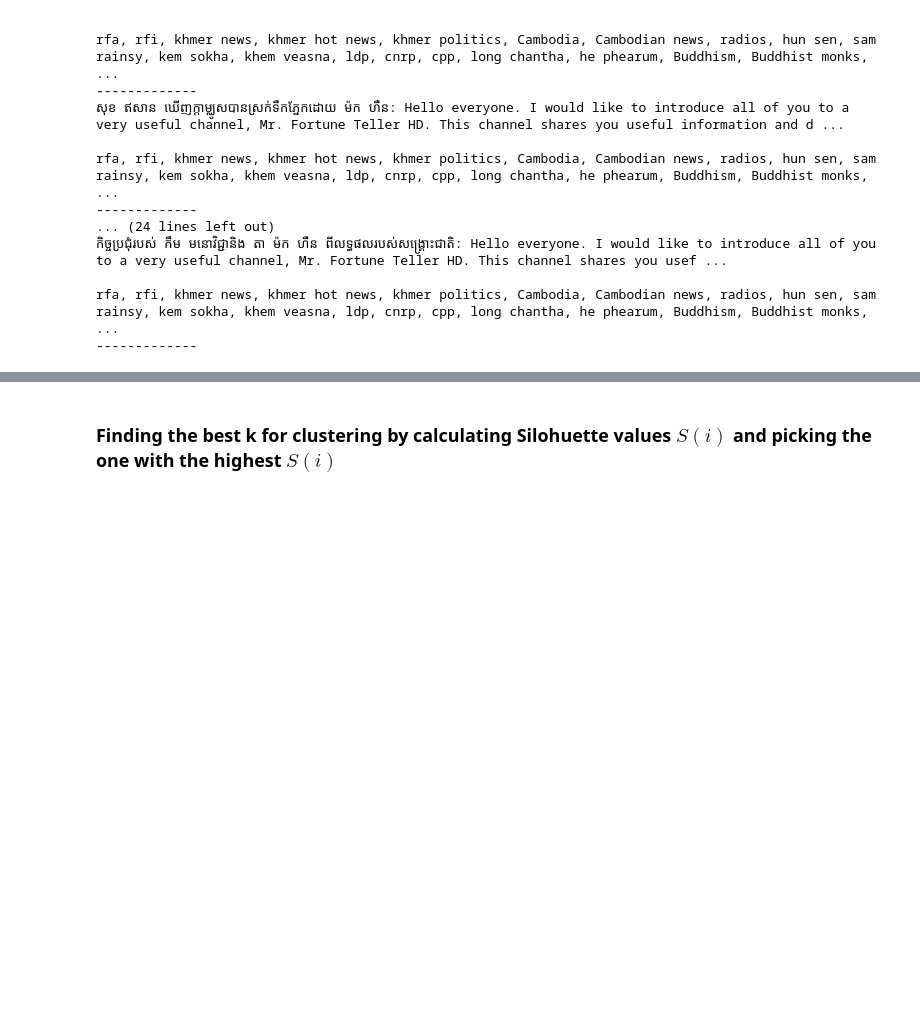
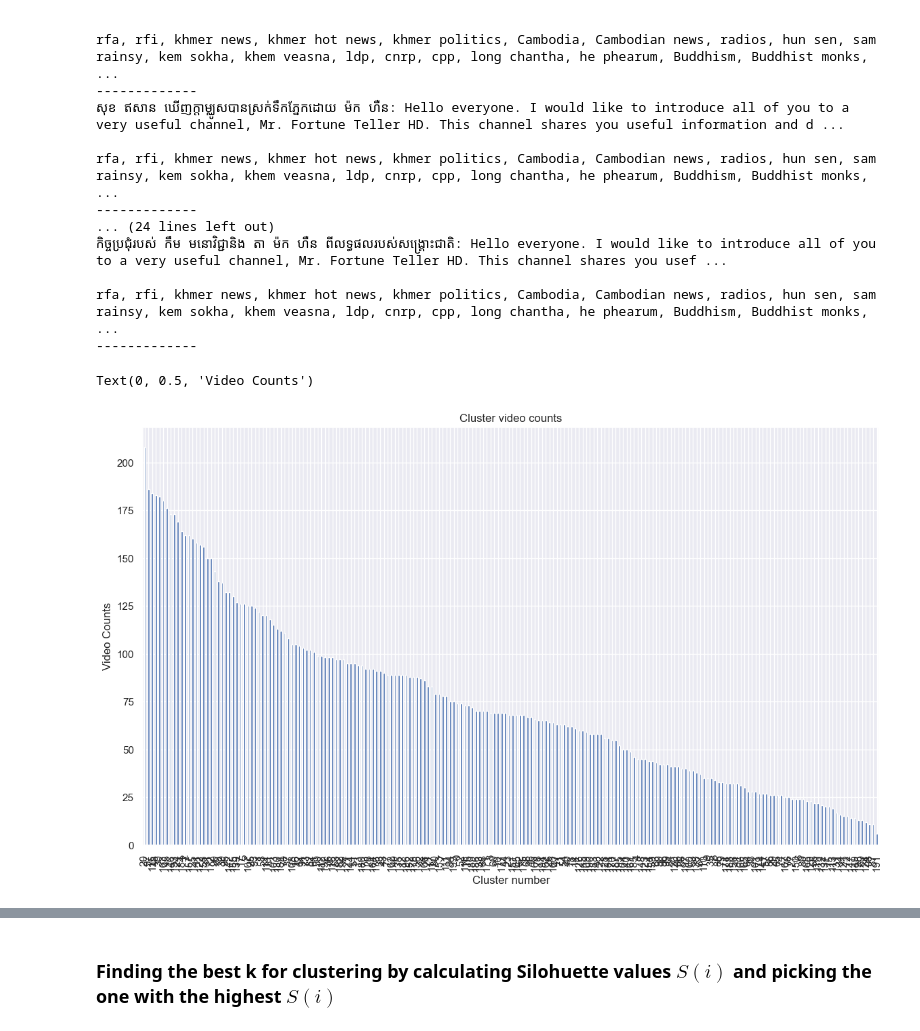
Before and after one commit to epfl-ada/ada-2022-project-chromegoldfish, a Jupyter notebook: src/data-explore.ipynb, the cells around one changed output, grey strips where cells are left out. Cells and saved outputs as stored; diff of their text form; code cells hidden in the pictures; blank space fills up the shorter version.

```diff
--- a/src/data-explore.ipynb
+++ b/src/data-explore.ipynb
@@ -760,3 +816,11 @@ rfa, rfi, khmer news, khmer hot news, khmer politics, Cambodia, Cambodian news,
 
 rfa, rfi, khmer news, khmer hot news, khmer politics, Cambodia, Cambodian news, radios, hun sen, sam rainsy, kem sokha, khem veasna, ldp, cnrp, cpp, long chantha, he phearum, Buddhism, Buddhist monks, ...
 -------------
+# %%
+df_clusters['cluster'].value_counts().plot(kind="bar")
+plt.title("Cluster video counts")
+plt.xlabel("Cluster number")
+plt.ylabel("Video Counts")
+# %% [output]
+Text(0, 0.5, 'Video Counts')
+[figure, added]
```
Also changed, not shown: parts of 63 cells of this notebook.
